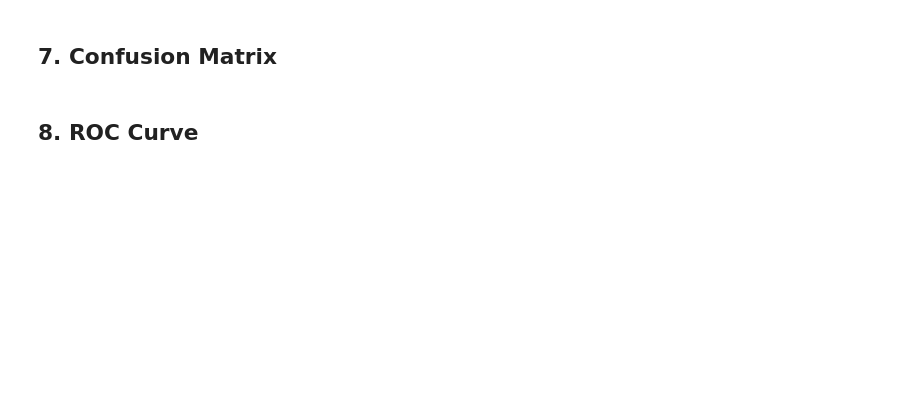
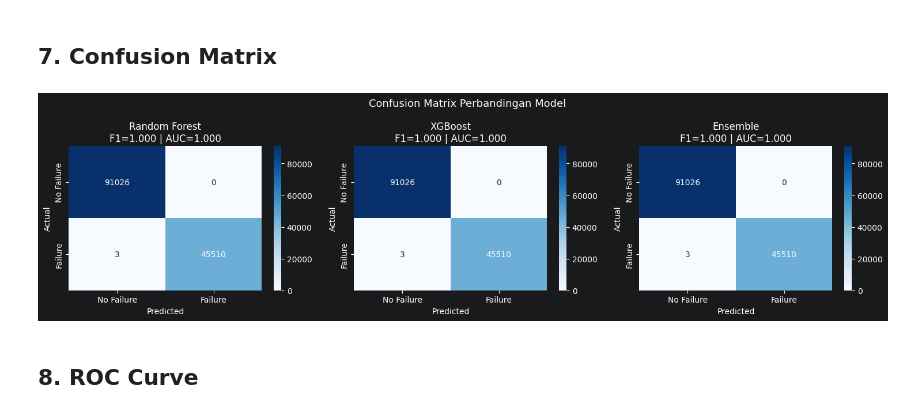
Before and after one commit to muhammadsyukri19/ML-A-Klp14, a Jupyter notebook: notebook/3_TrainingAndModel.ipynb, the cells around one changed output. Drawn from its saved outputs; the diff is of its cells as text; code cells hidden in the pictures; blank space fills up the shorter version.

```diff
--- a/notebook/3_TrainingAndModel.ipynb
+++ b/notebook/3_TrainingAndModel.ipynb
@@ -151,20 +234,14 @@ Fitting 5 folds for each of 15 candidates, totalling 75 fits
 # %%
-best_rf = rf_search.best_estimator_
-best_gb = gb_search.best_estimator_
-lr = LogisticRegression(max_iter=500, random_state=42)
-
+# 3. Ensemble (RF + XGB)
+# ================================
 ensemble = VotingClassifier(
     estimators=[
         ('rf', best_rf),
-        ('gb', best_gb),
-        ('lr', lr),
+        ('xgb', best_xgb),
     ],
     voting='soft',
     n_jobs=-1
 )
+
 ensemble.fit(X_train, y_train)
-print("Ensemble model berhasil dilatih.")
-
-# Evaluasi ensemble dengan CV
-scores = cross_val_score(ensemble, X_train, y_train, cv=cv, scoring='f1', n_jobs=-1)
-print(f"Ensemble CV F1: {scores.mean():.4f} ± {scores.std():.4f}")
+print("\nEnsemble model berhasil dilatih.")
@@ -194,18 +267,59 @@ for name, model in [('Random Forest', best_rf), ('Gradient Boosting', best_gb),
 # %% [markdown]
 ## 7. Confusion Matrix
 # %%
-fig, axes = plt.subplots(1, 3, figsize=(15, 4))
+import matplotlib.pyplot as plt
+import seaborn as sns
+from sklearn.metrics import confusion_matrix
+from sklearn.metrics import accuracy_score, f1_score, roc_auc_score
+
+preds = {}
+
+model_eval = {
+    'Random Forest': best_rf,
+    'XGBoost': best_xgb,
+    'Ensemble': ensemble,
+}
+
+for name, model in model_eval.items():
+    y_pred = model.predict(X_test)
+    y_prob = model.predict_proba(X_test)[:, 1]
+
+    acc = accuracy_score(y_test, y_pred)
+    f1 = f1_score(y_test, y_pred)
+    auc = roc_auc_score(y_test, y_prob)
+
+    preds[name] = (y_pred, y_prob, acc, f1, auc)
+# jumlah model
+n_models = len(preds)
+
+fig, axes = plt.subplots(1, n_models, figsize=(5 * n_models, 4))
+
+# kalau cuma 1 model, axes bukan array → amankan
+if n_models == 1:
+    axes = [axes]
+
 for ax, (name, (y_pred, y_prob, acc, f1, auc)) in zip(axes, preds.items()):
     cm = confusion_matrix(y_test, y_pred)
-    sns.heatmap(cm, annot=True, fmt='d', cmap='Blues', ax=ax,
-                xticklabels=['No Failure', 'Failure'],
-                yticklabels=['No Failure', 'Failure'])
+
+    sns.heatmap(
+        cm,
+        annot=True,
+        fmt='d',
+        cmap='Blues',
+        ax=ax,
+        xticklabels=['No Failure', 'Failure'],
+        yticklabels=['No Failure', 'Failure']
+    )
+
     ax.set_title(f'{name}\nF1={f1:.3f} | AUC={auc:.3f}')
+    ax.set_xlabel('Predicted')
     ax.set_ylabel('Actual')
-    ax.set_xlabel('Predicted')
+
 plt.suptitle('Confusion Matrix Perbandingan Model', fontsize=13)
 plt.tight_layout()
 plt.show()
+# %% [output]
+[figure, added]
 # %% [markdown]
 ## 8. ROC Curve
 # %%
```
Also changed, not shown: parts of 14 cells of this notebook.
